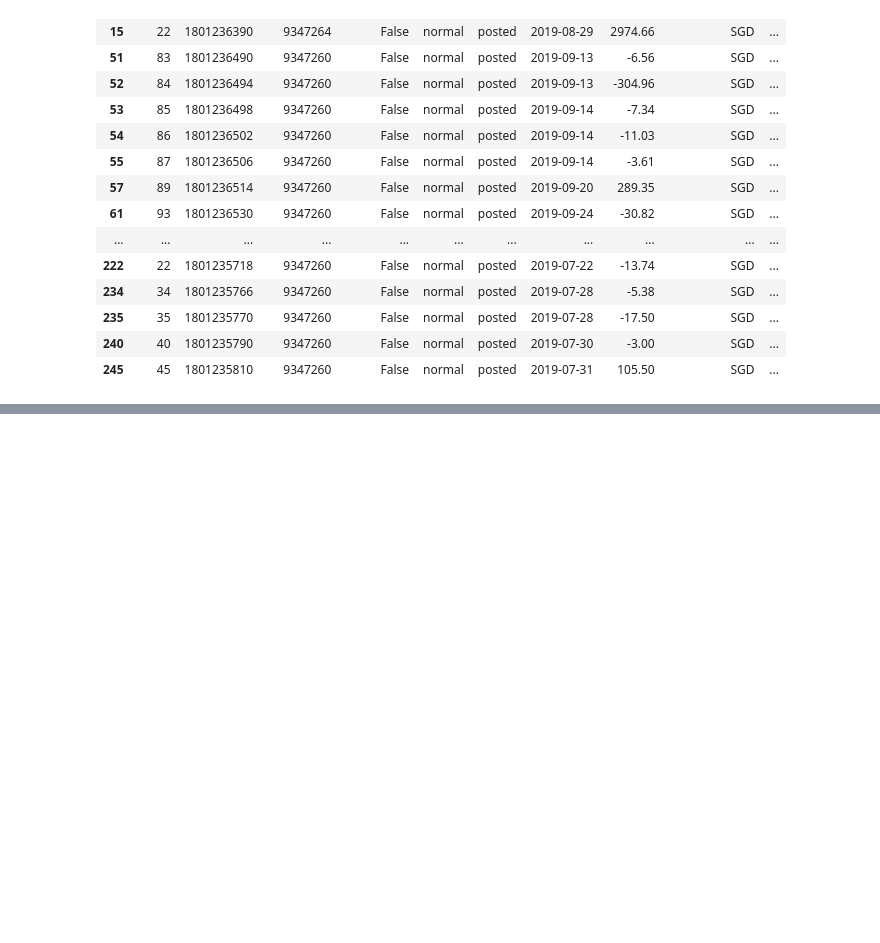
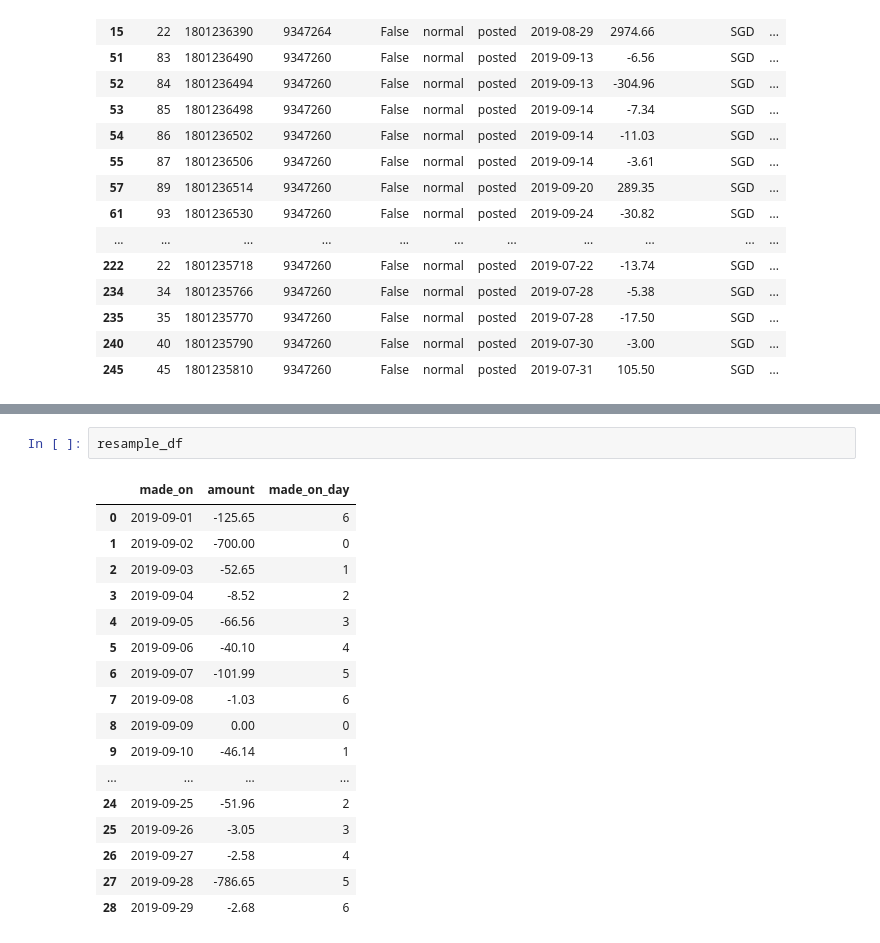
Before and after one commit to AdityaSidharta/BudgetTracker, a Jupyter notebook: notebooks/process.ipynb, the cells around one changed output, grey strips where cells are left out. Drawn from its saved outputs; the diff is of its cells as text; blank space fills up the shorter version.

```diff
--- a/notebooks/process.ipynb
+++ b/notebooks/process.ipynb
@@ -158,0 +270,20 @@ frame[frame.description.apply(lambda x : 'PAY' in x)]
+# %%
+resample_df
+# %% [output]
+|  | made_on | amount | made_on_day |
+| 0 | 2019-09-01 | -125.65 | 6 |
+| 1 | 2019-09-02 | -700.00 | 0 |
+| 2 | 2019-09-03 | -52.65 | 1 |
+| 3 | 2019-09-04 | -8.52 | 2 |
+| 4 | 2019-09-05 | -66.56 | 3 |
+| 5 | 2019-09-06 | -40.10 | 4 |
+| 6 | 2019-09-07 | -101.99 | 5 |
+| 7 | 2019-09-08 | -1.03 | 6 |
+| 8 | 2019-09-09 | 0.00 | 0 |
+| 9 | 2019-09-10 | -46.14 | 1 |
+| ... | ... | ... | ... |
+| 24 | 2019-09-25 | -51.96 | 2 |
+| 25 | 2019-09-26 | -3.05 | 3 |
+| 26 | 2019-09-27 | -2.58 | 4 |
+| 27 | 2019-09-28 | -786.65 | 5 |
+| 28 | 2019-09-29 | -2.68 | 6 |
```
Also changed, not shown: parts of 15 cells of this notebook, 10 other files.
